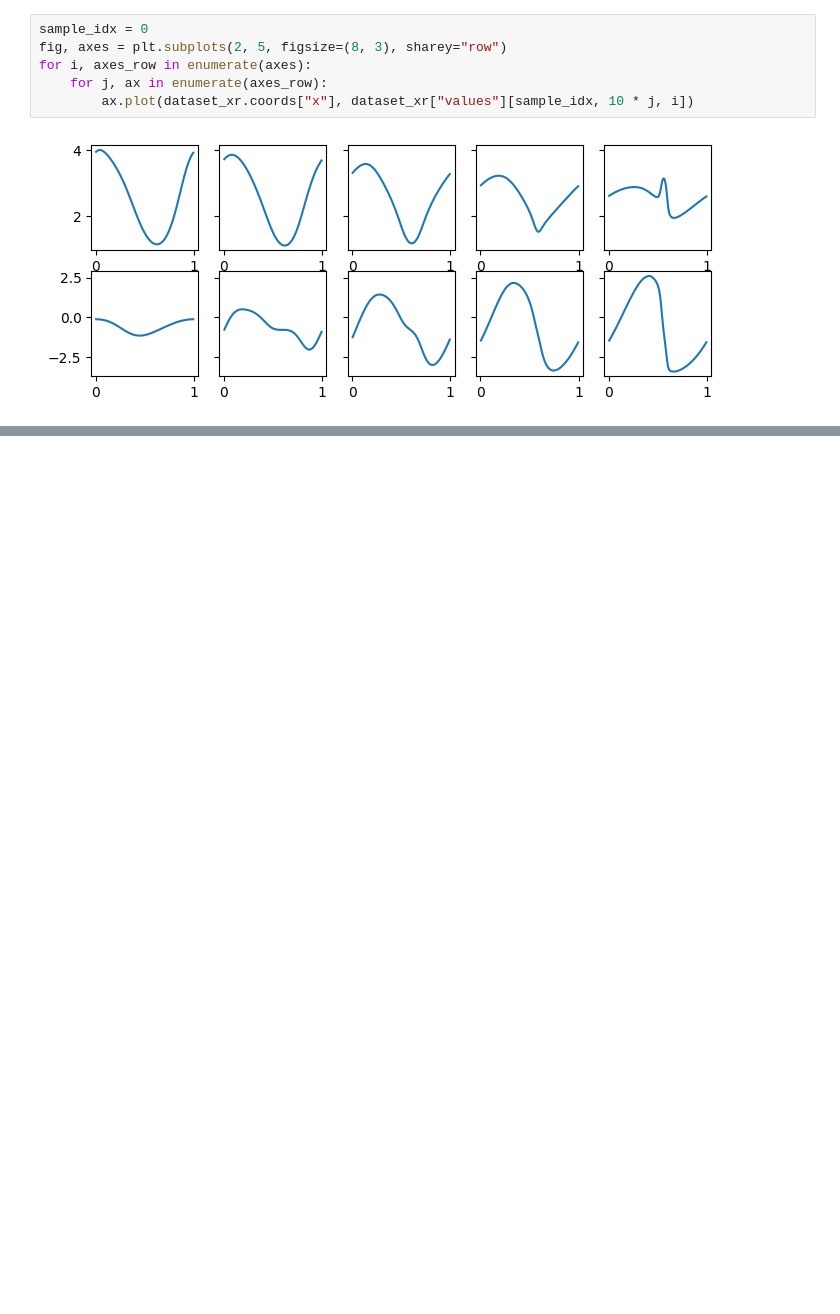
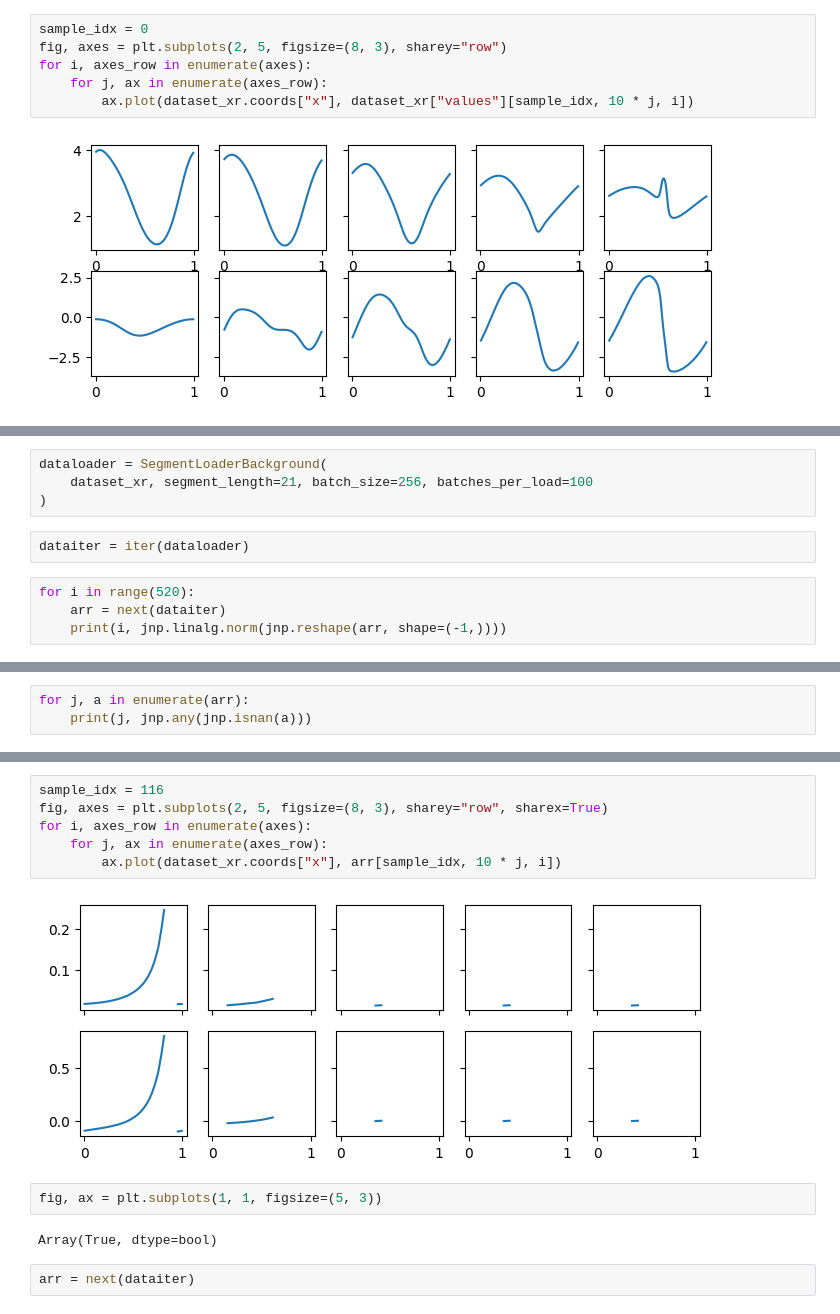
Before and after one commit to xx257xx/CONTEXT_FLUX_NO, a Jupyter notebook: notebooks/training/shallow_water_1d.ipynb, the cells around one changed output, grey strips where cells are left out. Saved outputs shown, nothing was run; the diff lists cells and outputs as text; blank space fills up the shorter version.

```diff
--- a/notebooks/training/shallow_water_1d.ipynb
+++ b/notebooks/training/shallow_water_1d.ipynb
@@ -49,0 +148,10 @@ for i, axes_row in enumerate(axes):
+# %%
+dataloader = SegmentLoaderBackground(
+    dataset_xr, segment_length=21, batch_size=256, batches_per_load=100
+)
+# %%
+dataiter = iter(dataloader)
+# %%
+for i in range(520):
+    arr = next(dataiter)
+    print(i, jnp.linalg.norm(jnp.reshape(arr, shape=(-1,))))
@@ -49,0 +176,3 @@ for i, axes_row in enumerate(axes):
+# %%
+for j, a in enumerate(arr):
+    print(j, jnp.any(jnp.isnan(a)))
@@ -49,0 +197,14 @@ for i, axes_row in enumerate(axes):
+# %%
+sample_idx = 116
+fig, axes = plt.subplots(2, 5, figsize=(8, 3), sharey="row", sharex=True)
+for i, axes_row in enumerate(axes):
+    for j, ax in enumerate(axes_row):
+        ax.plot(dataset_xr.coords["x"], arr[sample_idx, 10 * j, i])
+# %% [output]
+[figure, added]
+# %%
+fig, ax = plt.subplots(1, 1, figsize=(5, 3))
+# %% [output]
+Array(True, dtype=bool)
+# %%
+arr = next(dataiter)
```
Also changed, not shown: parts of 19 cells of this notebook, 12 other files.
